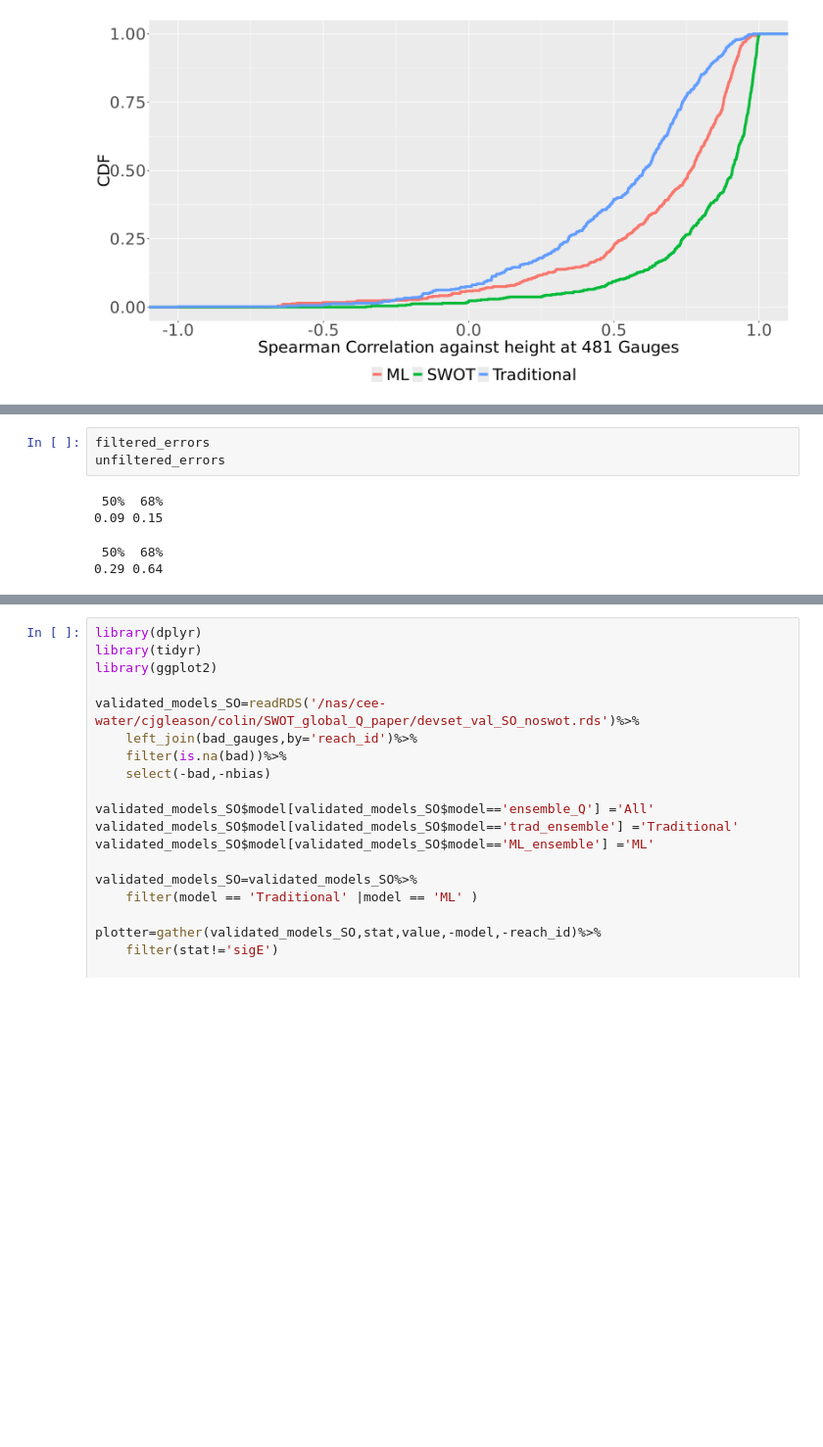
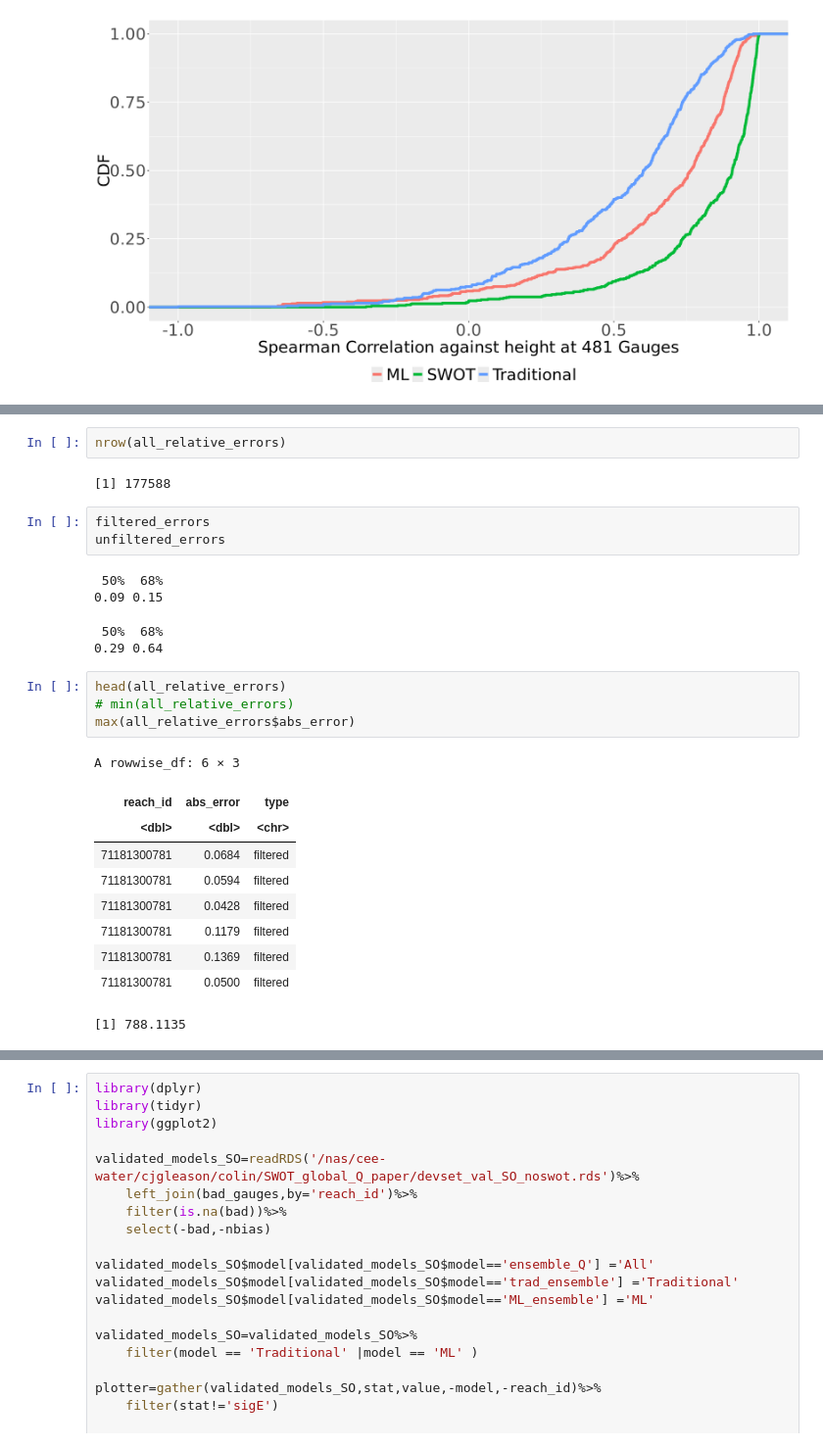
Before and after one commit to Fluvial-UMass/SWOT_SES_code, a Jupyter notebook: gauge_comparisons.ipynb, the cells around one changed output, grey strips where cells are left out. Shown: that part at 98% size. Cells and saved outputs as stored; diff of their text form; blank space fills up the shorter version.

```diff
--- a/gauge_comparisons.ipynb
+++ b/gauge_comparisons.ipynb
@@ -95,4 +118,8 @@ all_relative_errors=left_join(filtered_input,unfiltered_input,by='reach_id')
 })
+# %%
+nrow(all_relative_errors)
+# %% [output]
+[1] 177588
 # %%
 filtered_errors
 unfiltered_errors
@@ -101,4 +128,19 @@ unfiltered_errors
 0.09 0.15
  50%  68%
 0.29 0.64
+# %%
+head(all_relative_errors)
+# min(all_relative_errors)
+max(all_relative_errors$abs_error)
+# %% [output]
+A rowwise_df: 6 × 3
+| reach_id | abs_error | type |
+| <dbl> | <dbl> | <chr> |
+| 71181300781 | 0.0684 | filtered |
+| 71181300781 | 0.0594 | filtered |
+| 71181300781 | 0.0428 | filtered |
+| 71181300781 | 0.1179 | filtered |
+| 71181300781 | 0.1369 | filtered |
+| 71181300781 | 0.0500 | filtered |
+[1] 788.1135
 # %%
```
Also changed, not shown: parts of 3 cells of this notebook.
